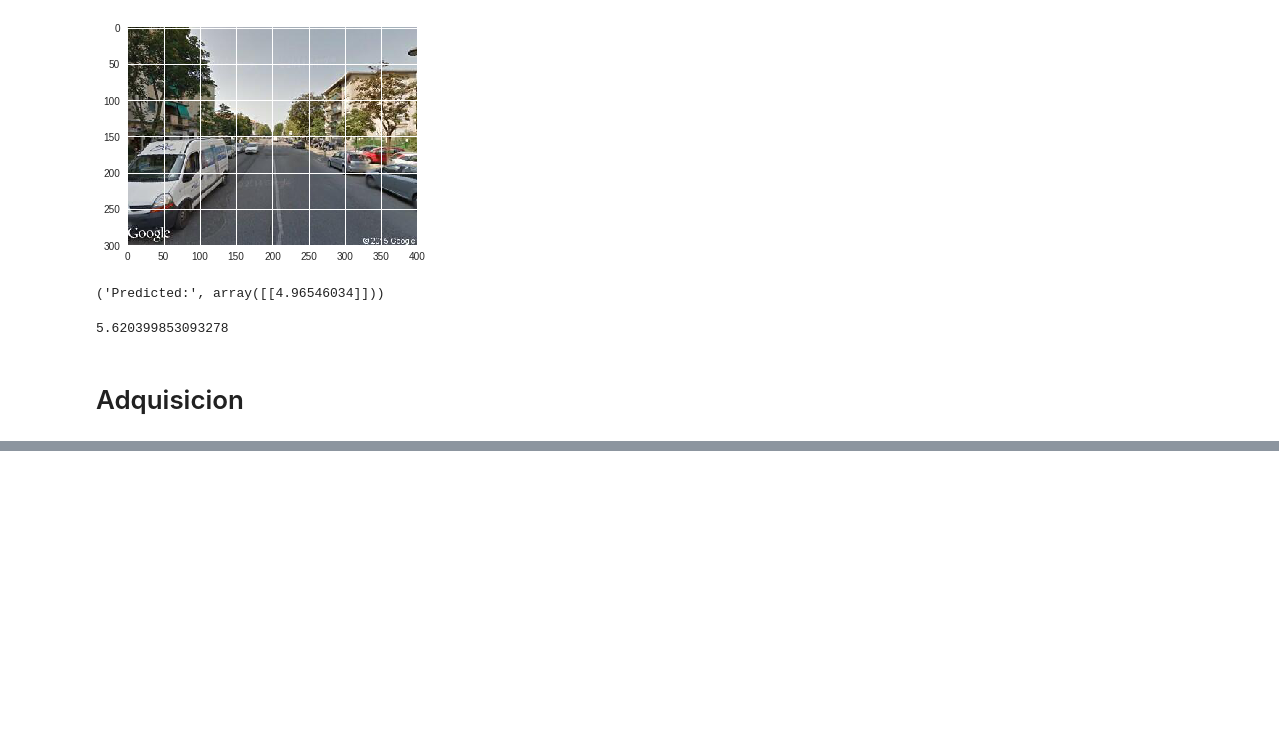
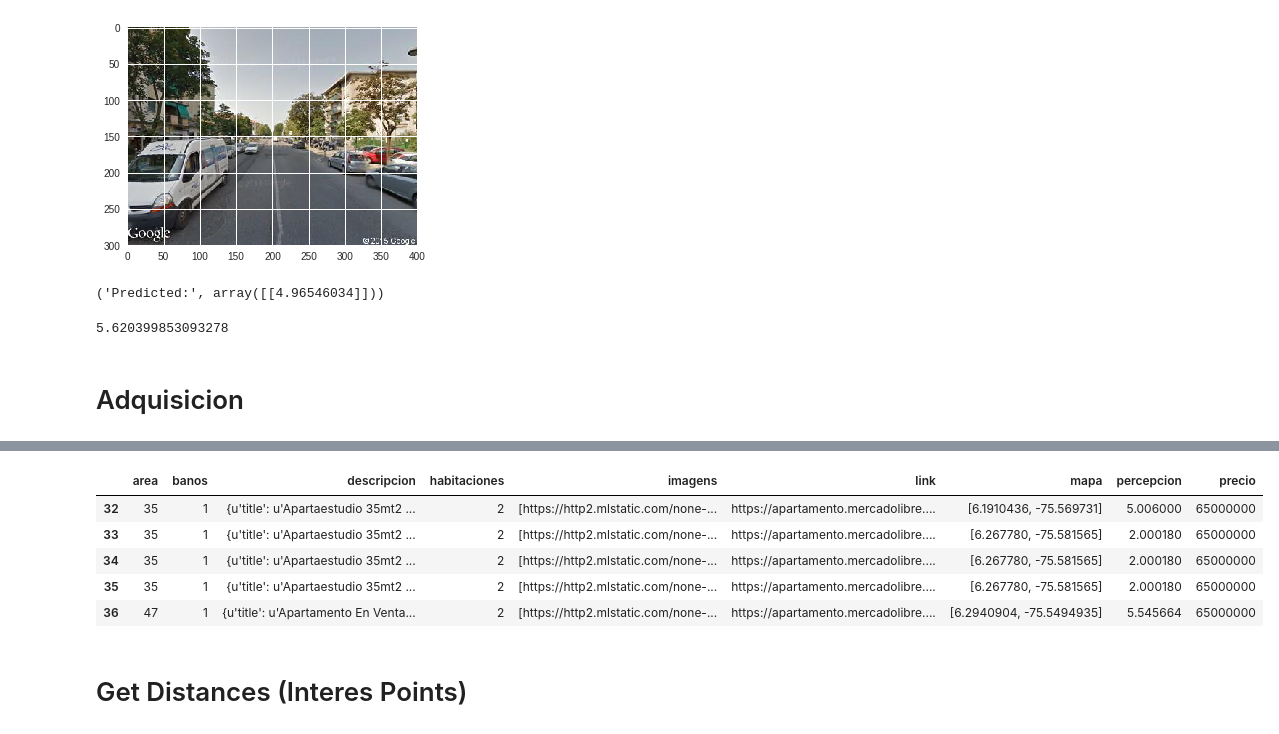
Before and after one commit to obabilonia/funciones_general, a Jupyter notebook: Adquisition.ipynb, the cells around one changed output, grey strips where cells are left out. Drawn from its saved outputs; the diff is of its cells as text; code cells hidden in the pictures; blank space fills up the shorter version.

```diff
--- a/Adquisition.ipynb
+++ b/Adquisition.ipynb
@@ -656,0 +557,11 @@ IndexError: ignored
+# %%
+df.tail()
+# %% [output]
+|  | area | banos | descripcion | habitaciones | imagens | link | mapa | percepcion | precio |
+| 32 | 35 | 1 | {u'title': u'Apartaestudio 35mt2 ... | 2 | [https://http2.mlstatic.com/none-... | https://apartamento.mercadolibre.... | [6.1910436, -75.569731] | 5.006000 | 65000000 |
+| 33 | 35 | 1 | {u'title': u'Apartaestudio 35mt2 ... | 2 | [https://http2.mlstatic.com/none-... | https://apartamento.mercadolibre.... | [6.267780, -75.581565] | 2.000180 | 65000000 |
+| 34 | 35 | 1 | {u'title': u'Apartaestudio 35mt2 ... | 2 | [https://http2.mlstatic.com/none-... | https://apartamento.mercadolibre.... | [6.267780, -75.581565] | 2.000180 | 65000000 |
+| 35 | 35 | 1 | {u'title': u'Apartaestudio 35mt2 ... | 2 | [https://http2.mlstatic.com/none-... | https://apartamento.mercadolibre.... | [6.267780, -75.581565] | 2.000180 | 65000000 |
+| 36 | 47 | 1 | {u'title': u'Apartamento En Venta... | 2 | [https://http2.mlstatic.com/none-... | https://apartamento.mercadolibre.... | [6.2940904, -75.5494935] | 5.545664 | 65000000 |
+# %% [markdown]
+# Get Distances (Interes Points)
```
Also changed, not shown: parts of 25 cells of this notebook.
